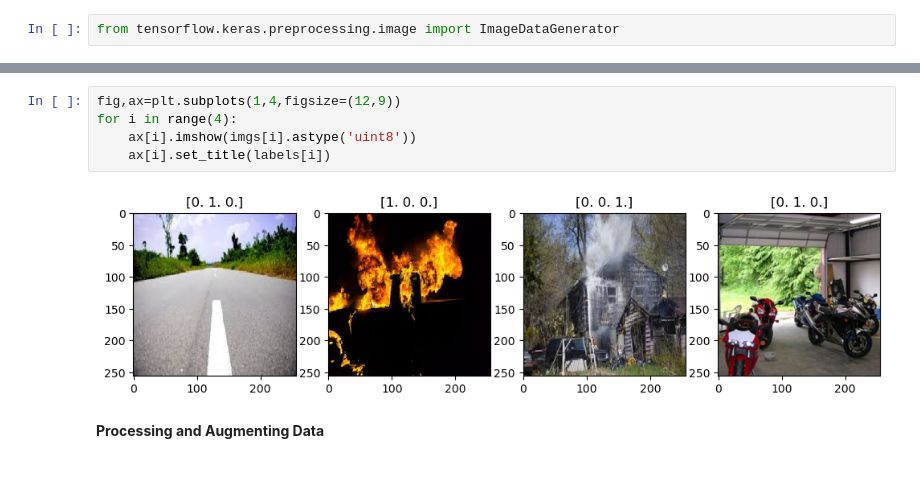
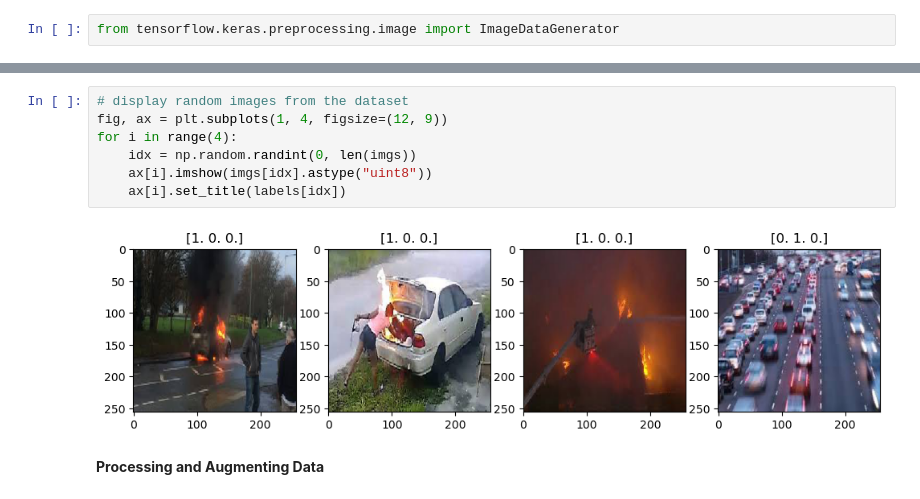
Before and after one commit to M7Saad/SIC-Project, a Jupyter notebook: code.ipynb, the cells around one changed output, grey strips where cells are left out. Cells and saved outputs as stored; diff of their text form.

```diff
--- a/code.ipynb
+++ b/code.ipynb
@@ -78,10 +72,12 @@ imgs,labels=train_ds.next()
 # %%
-fig,ax=plt.subplots(1,4,figsize=(12,9))
+# display random images from the dataset
+fig, ax = plt.subplots(1, 4, figsize=(12, 9))
 for i in range(4):
-    ax[i].imshow(imgs[i].astype('uint8'))
-    ax[i].set_title(labels[i])
+    idx = np.random.randint(0, len(imgs))
+    ax[i].imshow(imgs[idx].astype("uint8"))
+    ax[i].set_title(labels[idx])
 # %% [output]
-[figure, old version]
+[figure, new version]
 # %% [markdown]
 **Processing and Augmenting Data**
 # %%
```
Also changed, not shown: parts of 24 cells of this notebook, 1 other file.
